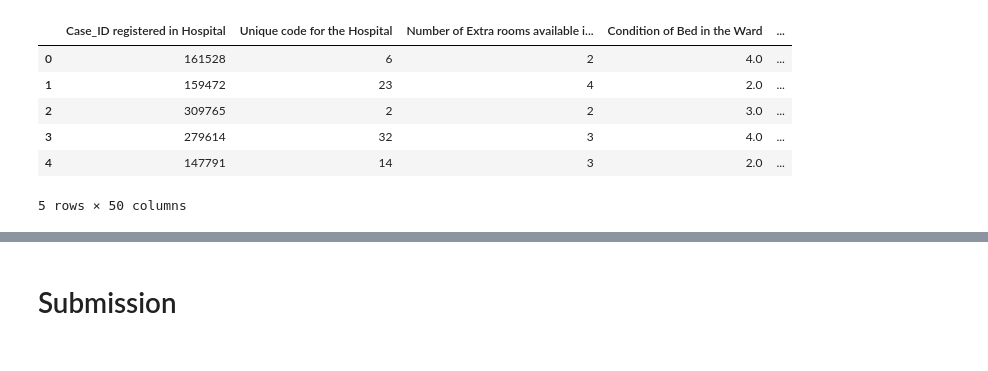
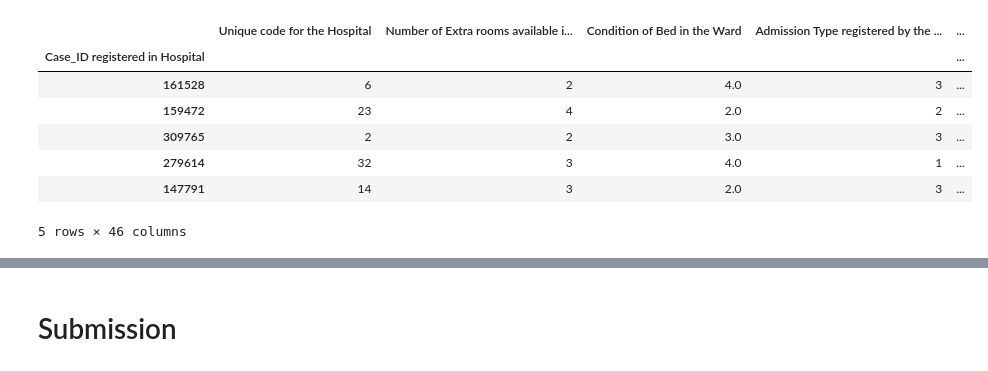
Before and after one commit to Jasc94/thebridge, a Jupyter notebook: week10_ML_competition_pca_kmeans/0_Kaggle_Hospitals/4_Model_Testing.ipynb, the cells around one changed output, grey strips where cells are left out. Drawn from its saved outputs; the diff is of its cells as text; code cells hidden in the pictures.

```diff
--- a/week10_ML_competition_pca_kmeans/0_Kaggle_Hospitals/4_Model_Testing.ipynb
+++ b/week10_ML_competition_pca_kmeans/0_Kaggle_Hospitals/4_Model_Testing.ipynb
@@ -29,11 +33,17 @@ column_names_dict = column_names.to_dict()
 df.columns = column_names_dict["Description"].values()
 
 ##### PASO 2
+# Outliers
+df = df[df["Number of Extra rooms available in the Hospital"] <= 7]
+df = df[df["Number of Visitors with the patient"] <= 10]
+df = df[df["Deposit at the Admission Time"] <= 10000]
+
+##### PASO 3
 # Paso las variables nominales a dummies
 df = pd.get_dummies(df, prefix = ["hospital_type", "hospital_city", "hospital_region", "department", "ward_type", "ward_facility"], columns = ["Unique code for the type of Hospital", "City Code of the Hospital", "Region Code of the Hospital", "Department overlooking the case", "Code for the Ward type", "Code for the Ward Facility"])
 
 
-##### PASO 3
+##### PASO 4
 # Admission Type registered by the Hospital
 dict_1 = {
     "Emergency" : 1,
@@ -61,45 +71,61 @@ dict_3 = {
     "81-90" : 9,
     "91-100" : 10,
 }
 
 # Stay Days by the patient
 dict_4 = {
     "0-10" : 1,
     "11-20" : 2,
     "21-30" : 3,
     "31-40" : 4,
     "41-50" : 5,
     "51-60" : 6,
     "61-70" : 7,
     "71-80" : 8,
     "81-90" : 9,
     "91-100" : 10,
     "More than 100 Days" : 11
 }
 
 dicts = [dict_1, dict_2, dict_3, dict_4]
 
 columns = ["Admission Type registered by the Hospital", "Severity of the illness recorded at the time of admission", "Age of the patient", "Stay Days by the patient"]
 
 df = t.column_mapper(df, columns, dicts)
 
-##### PASO 4
-##### Elimino las variables que no necesito
-#df.drop(["Admission Type registered by the Hospital", "Severity of the illness recorded at the time of admission", "Age of the patient", "Stay Days by the patient"], axis = 1, inplace = True)
 
-##### PASO 5
-# Condition of Bed in the Ward
-df.iloc[:, 3] = df.iloc[:, 3].fillna(df.iloc[:, 3].mode()[0])
-# City Code for the patient
-df.iloc[:, 5] = df.iloc[:, 5].fillna(df.iloc[:, 5].mode()[0])
+##### Paso 5
+norm_atributtes = ["Deposit at the Admission Time"]
+
+pipeline = ColumnTransformer([("norm", StandardScaler(), norm_atributtes)])
+
+df2 = pd.DataFrame(pipeline.fit_transform(df), columns = norm_atributtes)
+
+for column in norm_atributtes:
+    df[column] = df2[column]
 
 
+##### PASO 6
+# Condition of Bed in the Ward
+#df.iloc[:, 3] = df.iloc[:, 3].fillna(df.iloc[:, 3].mode()[0])
+# City Code for the patient
+#df.iloc[:, 5] = df.iloc[:, 5].fillna(df.iloc[:, 5].mode()[0])
+for column in df.columns:
+    df.loc[:, column] = df.loc[:, column].fillna(df.loc[:, column].mode()[0])
+
+
+##### Paso 7
+#df = df[(df["Stay Days by the patient"] == 2) | (df["Stay Days by the patient"] == 3) | (df["Stay Days by the patient"] == 4)]
+df.set_index("Case_ID registered in Hospital", inplace = True)
+df = df.drop(["Unique Patient Id", "City Code for the patient", "hospital_city_6"], axis = 1)
+
 df.head()
 # %% [output]
-|  | Case_ID registered in Hospital | Unique code for the Hospital | Number of Extra rooms available i... | Condition of Bed in the Ward | ... |
-| 0 | 161528 | 6 | 2 | 4.0 | ... |
-| 1 | 159472 | 23 | 4 | 2.0 | ... |
-| 2 | 309765 | 2 | 2 | 3.0 | ... |
-| 3 | 279614 | 32 | 3 | 4.0 | ... |
-| 4 | 147791 | 14 | 3 | 2.0 | ... |
+|  | Unique code for the Hospital | Number of Extra rooms available i... | Condition of Bed in the Ward | Admission Type registered by the ... | ... |
+| Case_ID registered in Hospital |  |  |  |  | ... |
+| 161528 | 6 | 2 | 4.0 | 3 | ... |
+| 159472 | 23 | 4 | 2.0 | 2 | ... |
+| 309765 | 2 | 2 | 3.0 | 3 | ... |
+| 279614 | 32 | 3 | 4.0 | 1 | ... |
+| 147791 | 14 | 3 | 2.0 | 3 | ... |
-5 rows × 50 columns
+5 rows × 46 columns
```
Also changed, not shown: parts of 14 cells of this notebook, 11 other files.
